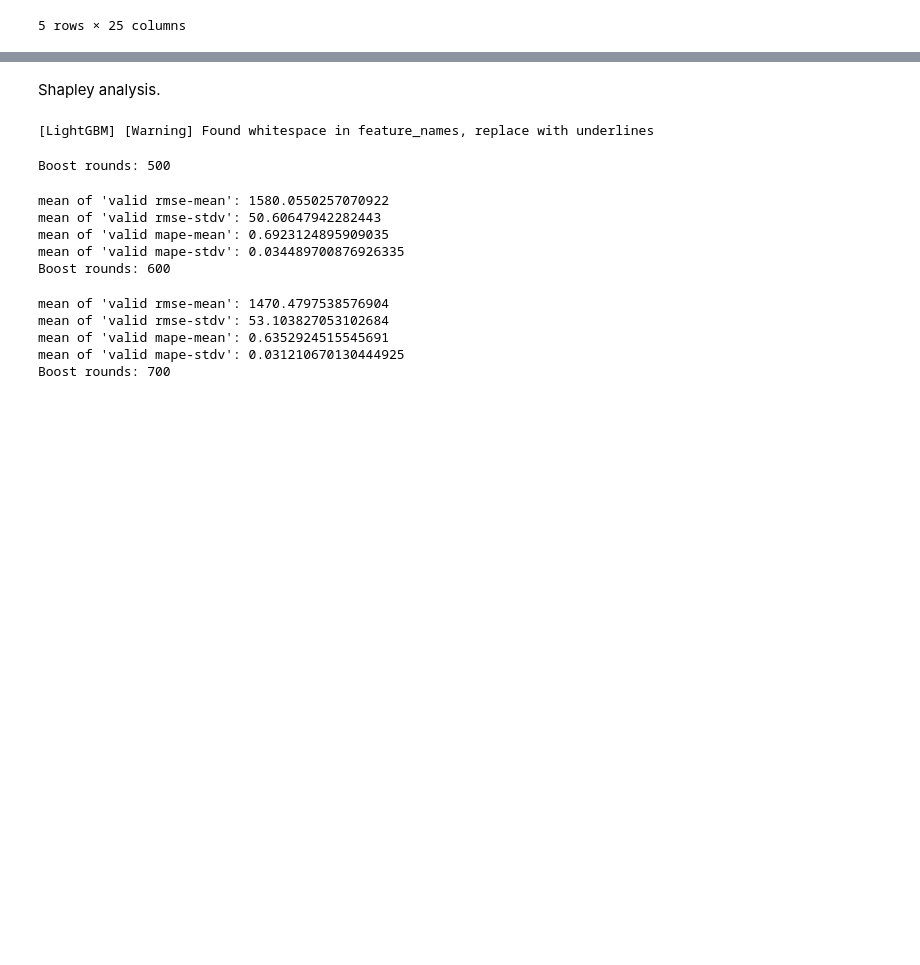
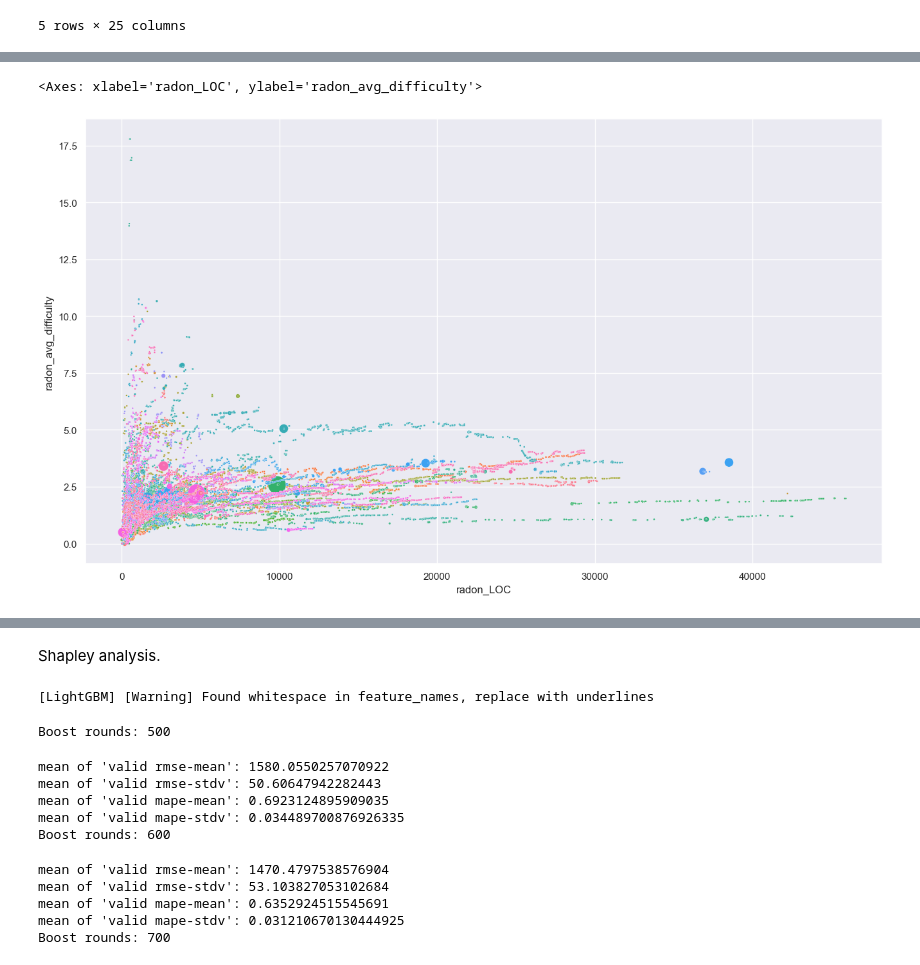
Before and after one commit to qwerltaz/metric-dynamics, a Jupyter notebook: eda.ipynb, the cells around one changed output, grey strips where cells are left out. Drawn from its saved outputs; the diff is of its cells as text; code cells hidden in the pictures; blank space fills up the shorter version.

```diff
--- a/eda.ipynb
+++ b/eda.ipynb
@@ -61,2 +59,9 @@ plt.title("Statistics for each commit");
+# %%
+sns.scatterplot(data=all_results, x='radon_LOC', y='radon_avg_difficulty', hue='repo_name', size='lines_changed', sizes=(3, 400), legend=False)
+# plt.xscale("log")
+# plt.xlim([50, 50000])
+# %% [output]
+<Axes: xlabel='radon_LOC', ylabel='radon_avg_difficulty'>
+[figure, added]
 # %%
 # Find rows with lowest and highest value of something.
```
Also changed, not shown: parts of 6 cells of this notebook.
